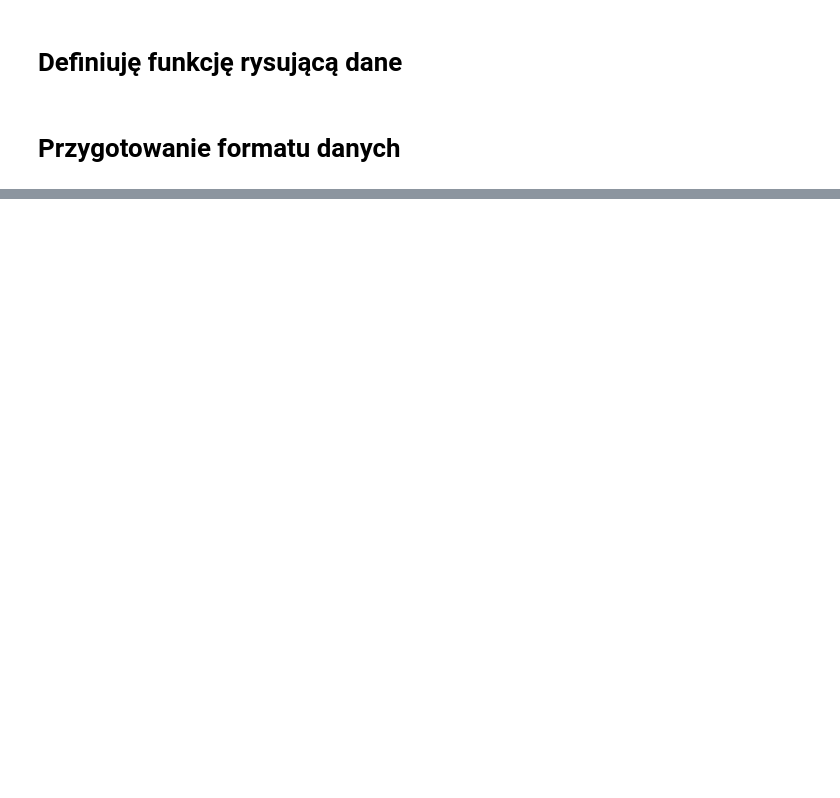
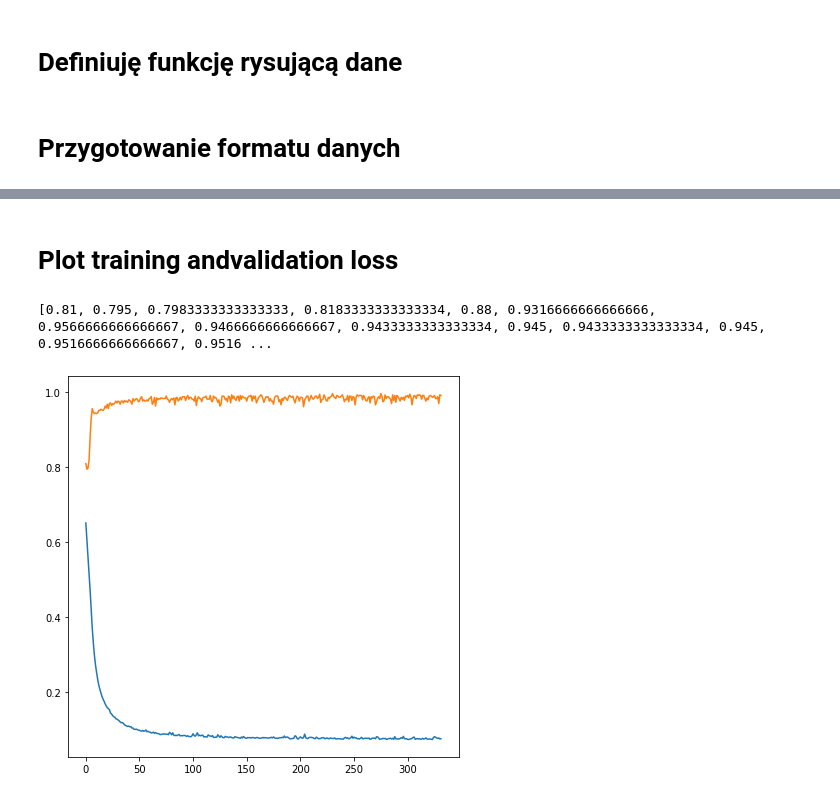
Before and after one commit to marcinwolter/DeepLearning_2020, a Jupyter notebook: cwiczenia_1a.ipynb, the cells around one changed output, grey strips where cells are left out. Drawn from its saved outputs; the diff is of its cells as text; code cells hidden in the pictures; blank space fills up the shorter version.

```diff
--- a/cwiczenia_1a.ipynb
+++ b/cwiczenia_1a.ipynb
@@ -361,0 +384,16 @@ def draw_result(X,y):
+# %%
+
+clf = MLPClassifier(hidden_layer_sizes=(5,5), activation='tanh', alpha=0.1,
+                    learning_rate_init=0.01, early_stopping=True,validation_fraction=0.2,verbose=True,n_iter_no_change=100,max_iter=1000)
+                    #max_iter=1000)
+
+
+print(clf.fit(X_train, y_train))
+
+# get score
+score = clf.score(X_test, y_test)
+print("Score = ",score)
+
+# get prediction
+Z = clf.predict_proba(X_test)[:,1] # returns probability
+print(Z)
@@ -361,0 +418,14 @@ def draw_result(X,y):
+# %% [markdown]
+# Plot training andvalidation loss
+# %%
+fig=plt.figure(figsize=(7,7))
+
+plt.plot(clf.loss_curve_)
+#Warning: thiscan be usedonly if early_stopping=True
+print(clf.validation_scores_)
+plt.plot(np.asarray(clf.validation_scores_))
+
+plt.show()
+# %% [output]
+[0.81, 0.795, 0.7983333333333333, 0.8183333333333334, 0.88, 0.9316666666666666, 0.9566666666666667, 0.9466666666666667, 0.9433333333333334, 0.945, 0.9433333333333334, 0.945, 0.9516666666666667, 0.9516 ...
+[figure, added]
```
Also changed, not shown: parts of 11 cells of this notebook.
